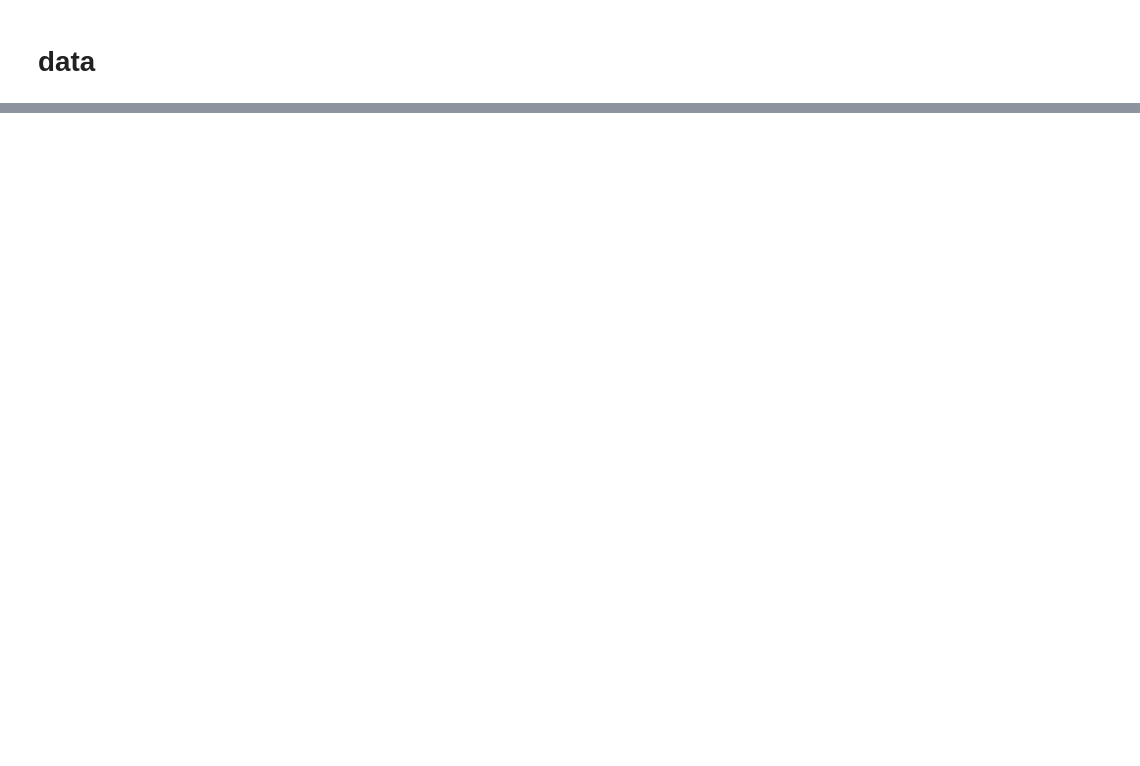
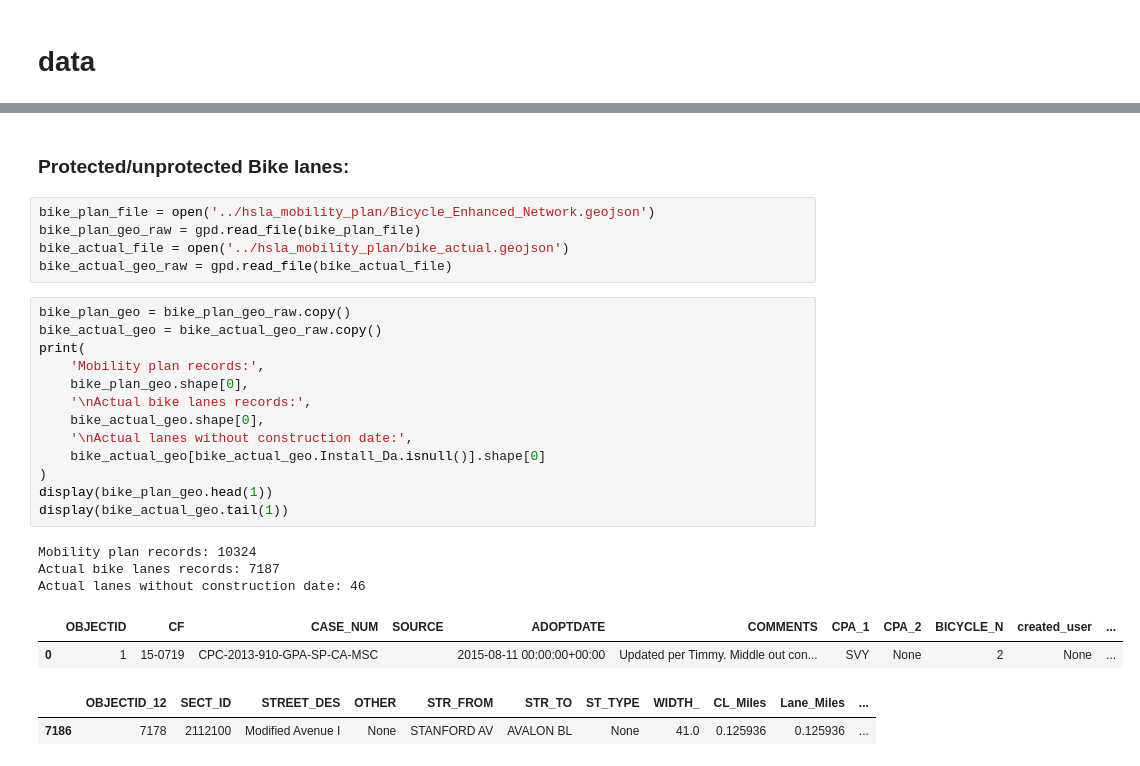
Before and after one commit to streetsforall/hsla_data_analysis, a Jupyter notebook: hsla_injuries_deaths/hsla_preventable_injuries_deaths_vs_mobility.ipynb, the cells around one changed output, grey strips where cells are left out. Saved outputs shown, nothing was run; the diff lists cells and outputs as text; blank space fills up the shorter version.

```diff
--- a/hsla_injuries_deaths/hsla_preventable_injuries_deaths_vs_mobility.ipynb
+++ b/hsla_injuries_deaths/hsla_preventable_injuries_deaths_vs_mobility.ipynb
@@ -285,0 +345,28 @@ crashes_gdf.crs = 'EPSG:4326'
+# %% [markdown]
+### Protected/unprotected Bike lanes:
+# %%
+bike_plan_file = open('../hsla_mobility_plan/Bicycle_Enhanced_Network.geojson')
+bike_plan_geo_raw = gpd.read_file(bike_plan_file)
+bike_actual_file = open('../hsla_mobility_plan/bike_actual.geojson')
+bike_actual_geo_raw = gpd.read_file(bike_actual_file)
+# %%
+bike_plan_geo = bike_plan_geo_raw.copy()
+bike_actual_geo = bike_actual_geo_raw.copy()
+print(
+    'Mobility plan records:',
+    bike_plan_geo.shape[0],
+    '\nActual bike lanes records:',
+    bike_actual_geo.shape[0],
+    '\nActual lanes without construction date:',
+    bike_actual_geo[bike_actual_geo.Install_Da.isnull()].shape[0]
+)
+display(bike_plan_geo.head(1))
+display(bike_actual_geo.tail(1))
+# %% [output]
+Mobility plan records: 10324
+Actual bike lanes records: 7187
+Actual lanes without construction date: 46
+|  | OBJECTID | CF | CASE_NUM | SOURCE | ADOPTDATE | COMMENTS | CPA_1 | CPA_2 | BICYCLE_N | created_user | ... |
+| 0 | 1 | 15-0719 | CPC-2013-910-GPA-SP-CA-MSC |  | 2015-08-11 00:00:00+00:00 | Updated per Timmy. Middle out con... | SVY | None | 2 | None | ... |
+|  | OBJECTID_12 | SECT_ID | STREET_DES | OTHER | STR_FROM | STR_TO | ST_TYPE | WIDTH_ | CL_Miles | Lane_Miles | ... |
+| 7186 | 7178 | 2112100 | Modified Avenue I | None | STANFORD AV | AVALON BL | None | 41.0 | 0.125936 | 0.125936 | ... |
```
Also changed, not shown: parts of 29 cells of this notebook.
